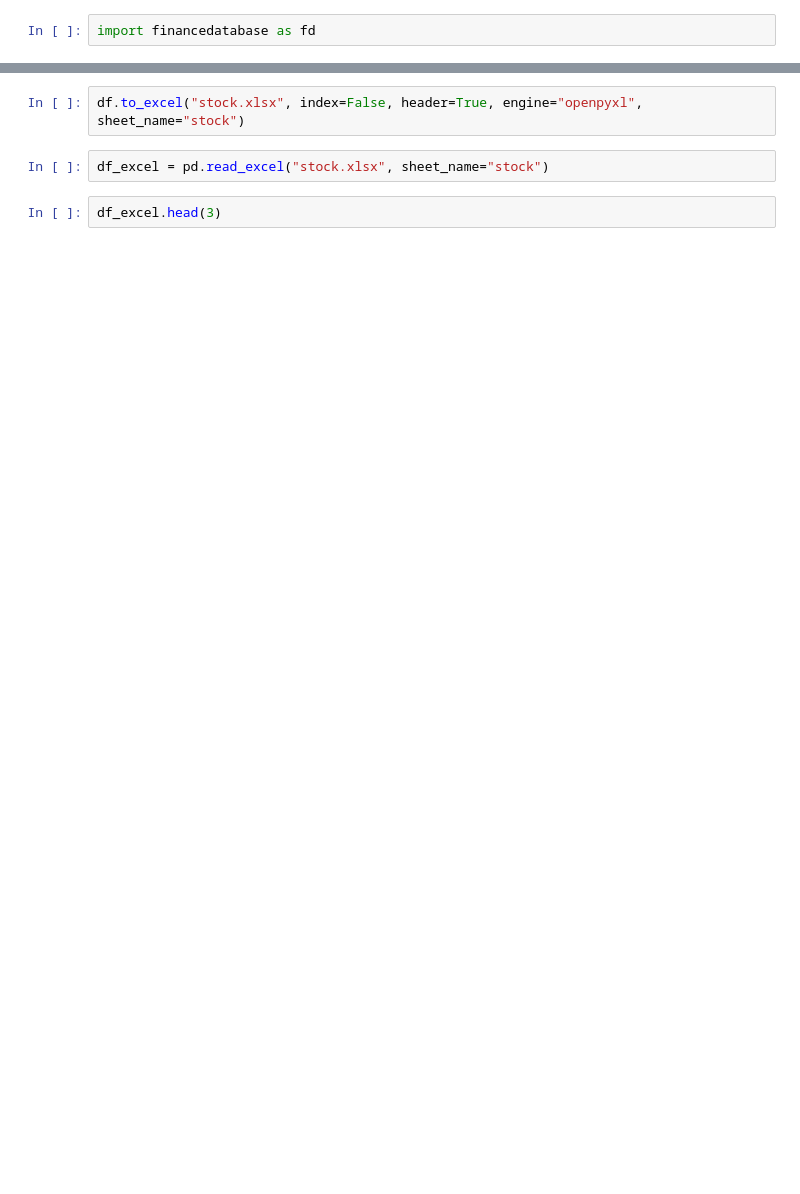
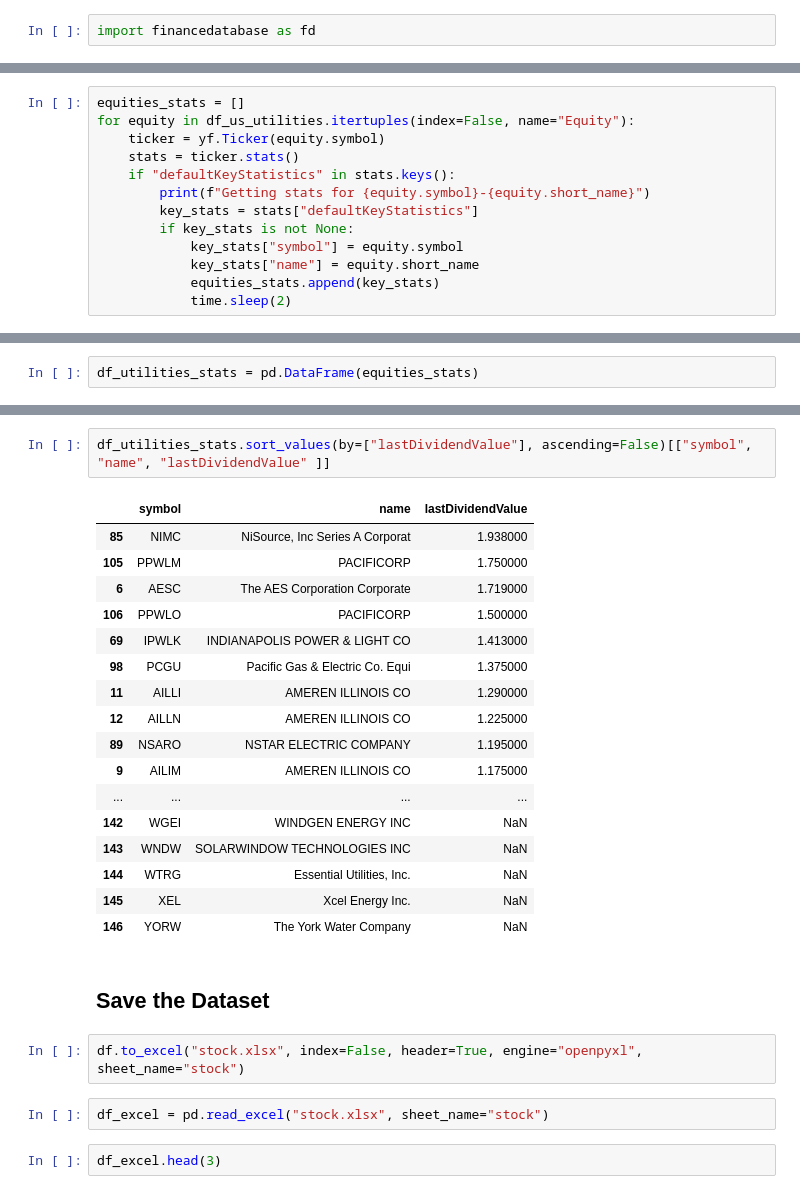
Before and after one commit to alpha2phi-platform/alphalib, a Jupyter notebook: 01a_databaset.ipynb, the cells around one changed output, grey strips where cells are left out. Saved outputs shown, nothing was run; the diff lists cells and outputs as text; blank space fills up the shorter version.

```diff
--- a/01a_databaset.ipynb
+++ b/01a_databaset.ipynb
@@ -59,0 +260,13 @@ df.head(3)
+# %%
+equities_stats = []
+for equity in df_us_utilities.itertuples(index=False, name="Equity"):
+    ticker = yf.Ticker(equity.symbol)
+    stats = ticker.stats()
+    if "defaultKeyStatistics" in stats.keys():
+        print(f"Getting stats for {equity.symbol}-{equity.short_name}")
+        key_stats = stats["defaultKeyStatistics"]
+        if key_stats is not None:
+            key_stats["symbol"] = equity.symbol
+            key_stats["name"] = equity.short_name
+            equities_stats.append(key_stats)
+            time.sleep(2)
@@ -59,0 +291,2 @@ df.head(3)
+# %%
+df_utilities_stats = pd.DataFrame(equities_stats)
@@ -60,3 +313,25 @@ df.head(3)
+# %%
+df_utilities_stats.sort_values(by=["lastDividendValue"], ascending=False)[["symbol", "name", "lastDividendValue" ]]
+# %% [output]
+|  | symbol | name | lastDividendValue |
+| 85 | NIMC | NiSource, Inc Series A Corporat | 1.938000 |
+| 105 | PPWLM | PACIFICORP | 1.750000 |
+| 6 | AESC | The AES Corporation Corporate | 1.719000 |
+| 106 | PPWLO | PACIFICORP | 1.500000 |
+| 69 | IPWLK | INDIANAPOLIS POWER & LIGHT CO | 1.413000 |
+| 98 | PCGU | Pacific Gas & Electric Co. Equi | 1.375000 |
+| 11 | AILLI | AMEREN ILLINOIS CO | 1.290000 |
+| 12 | AILLN | AMEREN ILLINOIS CO | 1.225000 |
+| 89 | NSARO | NSTAR ELECTRIC COMPANY | 1.195000 |
+| 9 | AILIM | AMEREN ILLINOIS CO | 1.175000 |
+| ... | ... | ... | ... |
+| 142 | WGEI | WINDGEN ENERGY INC | NaN |
+| 143 | WNDW | SOLARWINDOW TECHNOLOGIES INC | NaN |
+| 144 | WTRG | Essential Utilities, Inc. | NaN |
+| 145 | XEL | Xcel Energy Inc. | NaN |
+| 146 | YORW | The York Water Company | NaN |
+# %% [markdown]
+## Save the Dataset
 # %%
 df.to_excel("stock.xlsx", index=False, header=True, engine="openpyxl", sheet_name="stock")
 # %%
```
Also changed, not shown: parts of 34 cells of this notebook.
